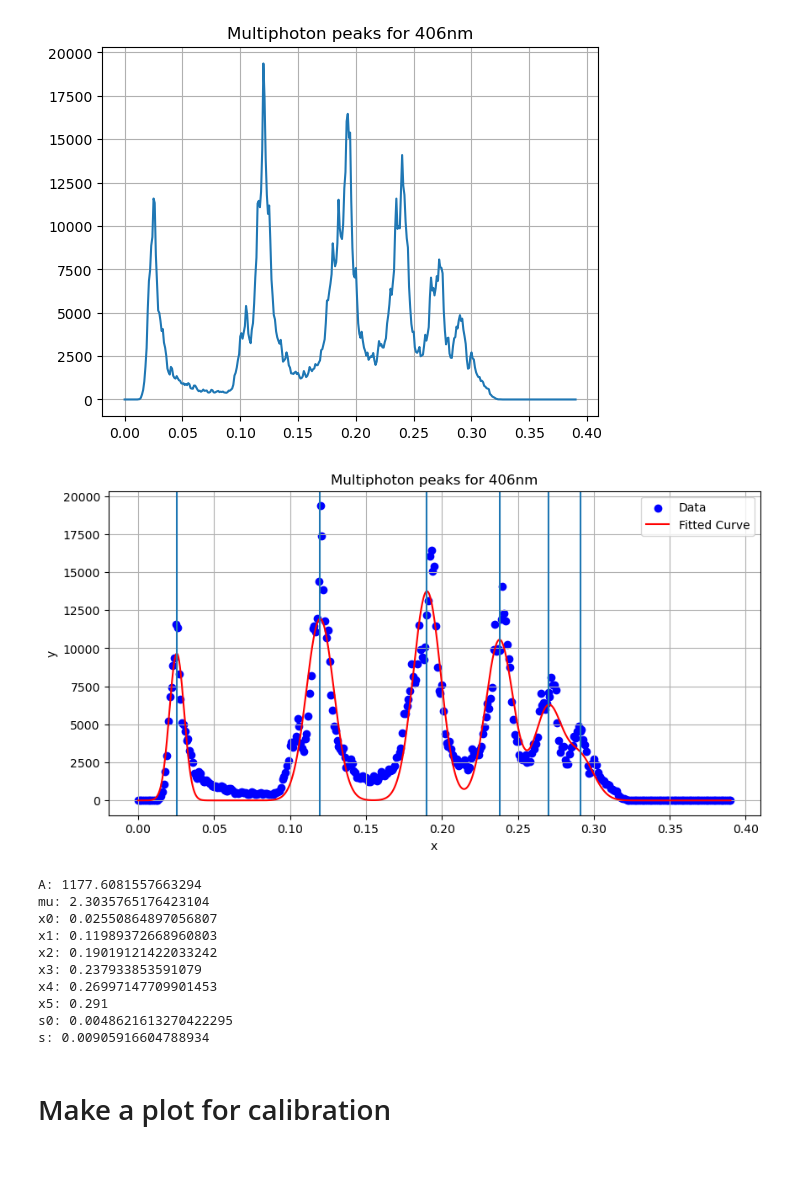
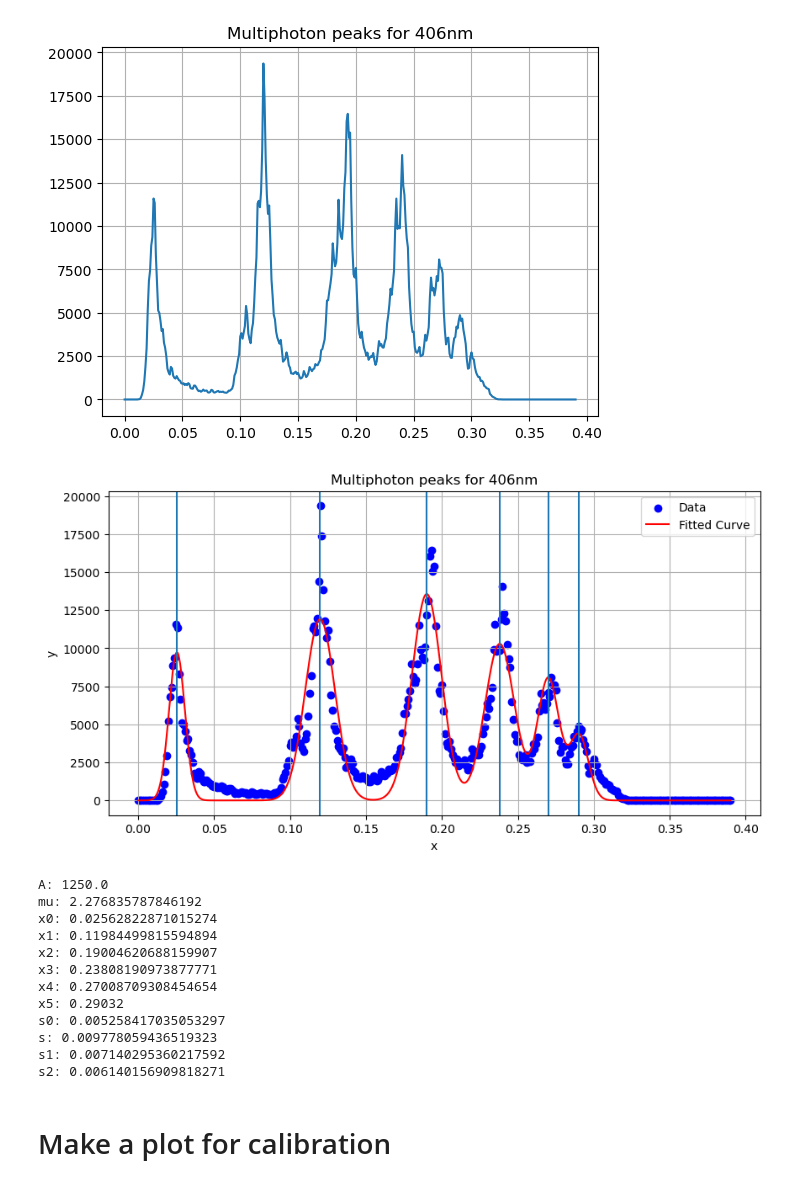
Before and after one commit to nyuad-astroparticle/TES-analysis, a Jupyter notebook: new_calibration.ipynb, the cells around one changed output. Saved outputs shown, nothing was run; the diff lists cells and outputs as text; code cells hidden in the pictures.

```diff
--- a/new_calibration.ipynb
+++ b/new_calibration.ipynb
@@ -39,16 +41,17 @@ traces              = {channel: [trc_loader.open(os.path.join(data_dir,filename)
 # Create arrays of events and their time
 events              = []
 events_time         = [] # not used for analysis, but could be helpful for plotting events
+ch = 'C1'
 # Since some traces have different lenghts we need to trim them
-for j in range(0, len(traces['C1'])):
-    if len(traces['C1'][j][1]) == 2502000:
-        for i in range(0, (len(traces['C1'][j][1]) // 2502)):
-            events.append(traces['C1'][j][1][ 1 + i*2502: (i+1)*2502 - 1])
-            events_time.append(traces['C1'][j][0][1+ i*2502: (i+1)*2502 - 1])
+for j in range(0, len(traces[ch])):
+    if len(traces[ch][j][1]) == 2502000:
+        for i in range(0, (len(traces[ch][j][1]) // 2502)):
+            events.append(traces[ch][j][1][ 1 + i*2502: (i+1)*2502 - 1])
+            events_time.append(traces[ch][j][0][1+ i*2502: (i+1)*2502 - 1])
     else:
-        for i in range(0, (len(traces['C1'][j][1]) // 2501)):
-            events.append(traces['C1'][j][1][ 1 + i*2501: (i+1)*2501])
-            events_time.append(traces['C1'][j][0][ 1 + i*2501: (i+1)*2501])
+        for i in range(0, (len(traces[ch][j][1]) // 2501)):
+            events.append(traces[ch][j][1][ 1 + i*2501: (i+1)*2501])
+            events_time.append(traces[ch][j][0][ 1 + i*2501: (i+1)*2501])
 print(len(events)) # check how many events we have
 # %% [output]
 51000
@@ -424,72 +434,76 @@ plt.show()
 [figure]
 # %%
 # Define your function
-def fgauss_406(x, A, mu, x0, x1, x2, x3, x4, s0, s):
-    return A * np.exp(-mu) / np.sqrt(2 * np.pi) * (
+def fgauss_406(x, A, mu, x0, x1, x2, x3, x4, x5, s0, s, s1, s2):
+    return 1250* np.exp(-mu) / np.sqrt(2 * np.pi) * (
                                          np.exp(-(x - x0) ** 2 / (2 * s0 ** 2))/ s0+
         mu *                             np.exp(-(x - x1) ** 2 / (2 * s ** 2)) / s +
         mu ** 2 / np.math.factorial(2) * np.exp(-(x - x2) ** 2 / (2 * s ** 2)) / s +
         mu ** 3 / np.math.factorial(3) * np.exp(-(x - x3) ** 2 / (2 * s ** 2)) / s +
-        mu ** 4 / np.math.factorial(4) * np.exp(-(x - x4) ** 2 / (2 * s ** 2)) / s +
-        mu ** 5 / np.math.factorial(5) * np.exp(-(x - 0.291) ** 2 / (2 * s ** 2)) / s
+        mu ** 4 / np.math.factorial(4) * np.exp(-(x - x4) ** 2 / (2 * s1 ** 2)) / s1 +
+        mu ** 5 / np.math.factorial(5) * np.exp(-(x - 0.29032) ** 2 / (2 * s2 ** 2)) / s2
         )
 
 # Initial guesses for parameters (A, mu, x0, x1, x2, x3, s0, s)
-initial_guesses_406 = (1100, 2.5, 0.023, 0.10, 0.16, 0.21, 0.245, 0.0048, 0.009)
+initial_guesses_406 = (1250, 2.5, 0.023, 0.125, 0.185, 0.24, 0.26, 0.29032, 0.004, 0.005, 0.003, 0.002)
 
 
 # Fit the curve to your data
-params_406, covariance_406 = curve_fit(fgauss_406, x_406, y_406, p0=initial_guesses_406, maxfev=20000)
+params_406, covariance_406 = curve_fit(fgauss_406, x_406, y_406, p0=initial_guesses_406, maxfev=200000)
 
 # The optimized parameters are in 'params'
-A_fit_406, mu_fit_406, x0_fit_406, x1_fit_406, x2_fit_406, x3_fit_406, x4_fit_406, s0_fit_406, s_fit_406 = params_406
+A_fit_406, mu_fit_406, x0_fit_406, x1_fit_406, x2_fit_406, x3_fit_406, x4_fit_406, x5_fit_406, s0_fit_406, s_fit_406, s1_fit_406, s2_fit_406 = params_406
 
 # Generate data points for the fitted curve
-x_curve = np.linspace(np.min(x_406), max(x_406), 10000)
-y_curve = fgauss_406(x_curve, *params_406)
-x5_fit_406 = 0.291
+x_curve_406 = np.linspace(np.min(x_406), max(x_406), 10000)
+y_curve_406 = fgauss_406(x_curve_406, *params_406)
+# x5_fit_406 = 0.292
 # Create a plot
 plt.figure(figsize=(10, 5))
 plt.scatter(x_406, y_406, label='Data', color='b')
-plt.plot(x_curve, y_curve, label='Fitted Curve', color='r')
+plt.plot(x_curve_406, y_curve_406, label='Fitted Curve', color='r')
 plt.axvline(x0_fit_406)
 plt.axvline(x1_fit_406)
 plt.axvline(x2_fit_406)
 plt.axvline(x3_fit_406)
 plt.axvline(x4_fit_406)
 plt.axvline(x5_fit_406)
 plt.xlabel('x')
 plt.ylabel('y')
 plt.legend()
 plt.grid(True)
 plt.title('Multiphoton peaks for 406nm')
 
 # Show the plot
 plt.show()
 
 # Print the optimized parameters
 print(f"A: {A_fit_406}")
 print(f"mu: {mu_fit_406}")
 print(f"x0: {x0_fit_406}")
 print(f"x1: {x1_fit_406}")
 print(f"x2: {x2_fit_406}")
 print(f"x3: {x3_fit_406}")
 print(f"x4: {x4_fit_406}")
 print(f"x5: {x5_fit_406}")
 print(f"s0: {s0_fit_406}")
 print(f"s: {s_fit_406}")
+print(f"s1: {s1_fit_406}")
+print(f"s2: {s2_fit_406}")
 # %% [output]
-[figure, old version]
+[figure, new version]
-A: 1177.6081557663294
-mu: 2.3035765176423104
-x0: 0.02550864897056807
-x1: 0.11989372668960803
-x2: 0.19019121422033242
-x3: 0.237933853591079
-x4: 0.26997147709901453
-x5: 0.291
-s0: 0.0048621613270422295
-s: 0.00905916604788934
+A: 1250.0
+mu: 2.276835787846192
+x0: 0.02562822871015274
+x1: 0.11984499815594894
+x2: 0.19004620688159907
+x3: 0.23808190973877771
+x4: 0.27008709308454654
+x5: 0.29032
+s0: 0.005258417035053297
+s: 0.009778059436519323
+s1: 0.007140295360217592
+s2: 0.006140156909818271
 # %% [markdown]
 # Make a plot for calibration
 # %%
```
Also changed, not shown: parts of 6 cells of this notebook.
